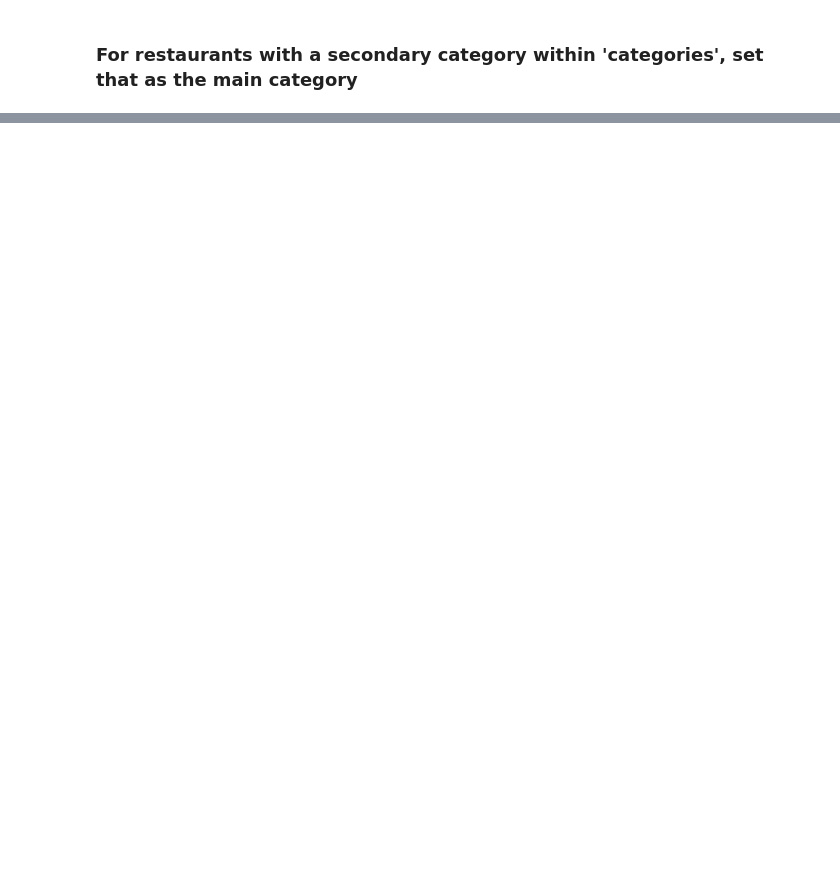
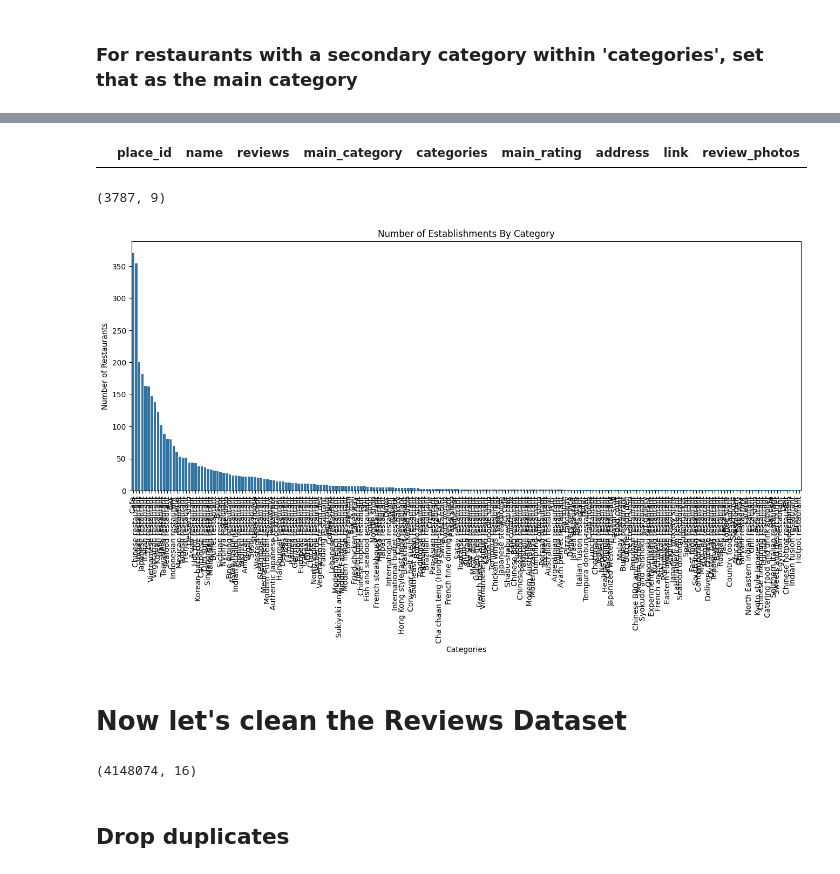
Before and after one commit to toothyachy/yumspeak, a Jupyter notebook: notebooks/cuisine_model.ipynb, the cells around one changed output, grey strips where cells are left out. Saved outputs shown, nothing was run; the diff lists cells and outputs as text; code cells hidden in the pictures; blank space fills up the shorter version.

Commit message:
Additional data cleaning methods for restaurants and reviews

```diff
--- a/notebooks/cuisine_model.ipynb
+++ b/notebooks/cuisine_model.ipynb
@@ -787,0 +959,2 @@ plt.show()
+# %%
+mask_to_drop = (restaurants_set['main_category'] == 'Restaurant') & ((restaurants_set['reviews']<300) | (restaurants_set['main_rating']<4.0))
@@ -787,0 +965,2 @@ plt.show()
+# %%
+restaurants_set = restaurants_set.loc[~mask_to_drop]
@@ -787,0 +1117,3 @@ plt.show()
+# %%
+restaurant_cat_mask = (restaurants_set['main_category'] == 'Restaurant')
+restaurants_set[restaurant_cat_mask]
@@ -787,0 +1134,29 @@ plt.show()
+# %%
+restaurants_set.loc[restaurant_cat_mask, 'main_category'] = restaurants_set['name'].apply(lambda x: restaurant_recategorisation.get(x, 'Restaurant'))
+# %%
+restaurants_set[(restaurants_set['main_category'] == 'Restaurant')]
+# %% [output]
+|  | place_id | name | reviews | main_category | categories | main_rating | address | link | review_photos |
+# %%
+restaurants_set.shape
+# %% [output]
+(3787, 9)
+# %%
+num_restaurants_by_categories = restaurants_set['main_category'].value_counts()
+plt.figure(figsize=(16,6))
+sns.countplot(data=restaurants_set, x='main_category', order=num_restaurants_by_categories.index)
+plt.xticks(rotation=90)
+plt.title('Number of Establishments By Category')
+plt.xlabel('Categories')
+plt.ylabel('Number of Restaurants')
+plt.show()
+# %% [output]
+[figure, added]
+# %% [markdown]
+# Now let's clean the Reviews Dataset
+# %%
+reviews.shape
+# %% [output]
+(4148074, 16)
+# %% [markdown]
+## Drop duplicates
```
Also changed, not shown: parts of 153 cells of this notebook, 8 other files.
